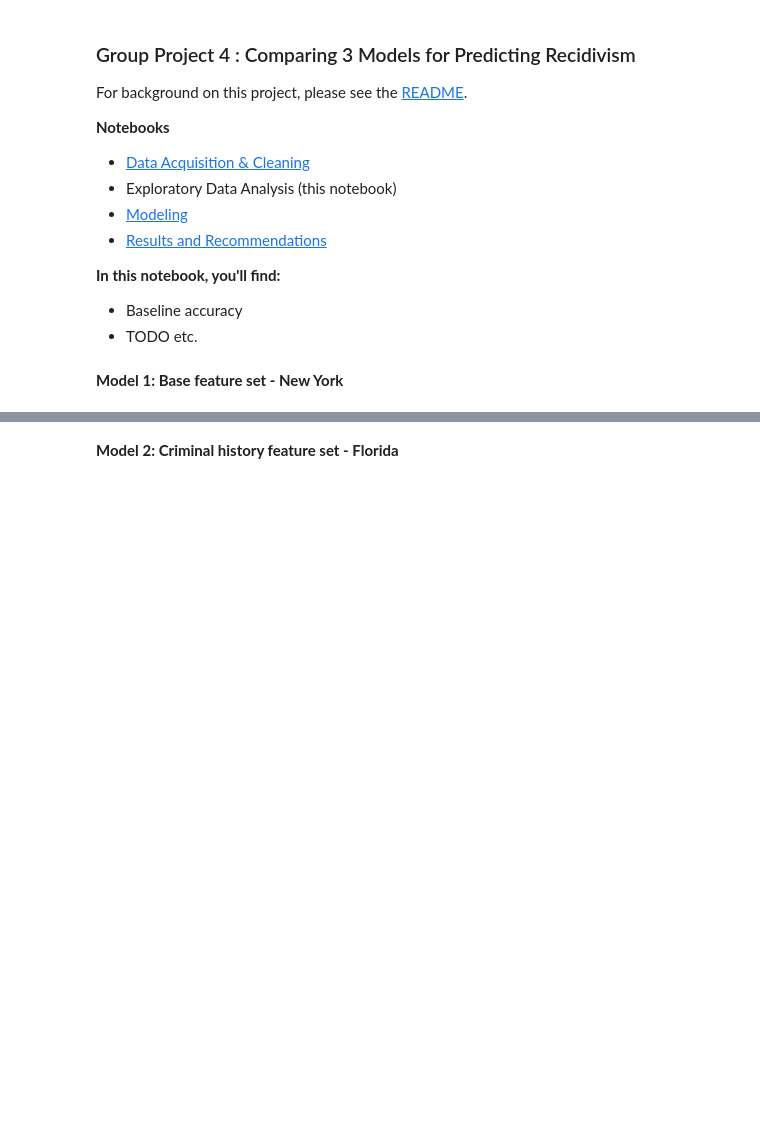
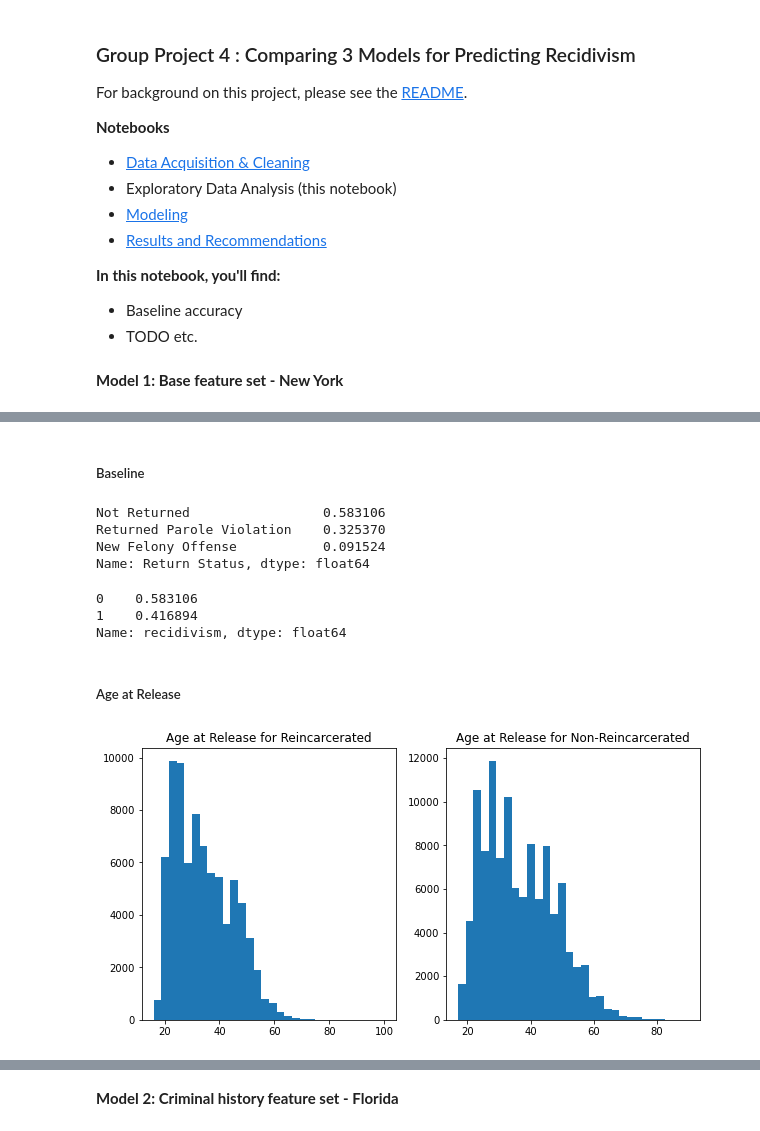
Before and after one commit to ga-dsi-822-group4/recidivism, a Jupyter notebook: notebooks/02_eda.ipynb, the cells around one changed output, grey strips where cells are left out. Drawn from its saved outputs; the diff is of its cells as text; code cells hidden in the pictures; blank space fills up the shorter version.

```diff
--- a/notebooks/02_eda.ipynb
+++ b/notebooks/02_eda.ipynb
@@ -16,0 +37,29 @@ For background on this project, please see the [README](../README.md).
+# %% [markdown]
+##### Baseline
+# %%
+#Breakdown of Return Status: For modeling I will combine returned parole violation and returned new felony as these both represent recidivism
+ny_df['Return Status'].value_counts(normalize = True)
+# %% [output]
+Not Returned                 0.583106
+Returned Parole Violation    0.325370
+New Felony Offense           0.091524
+Name: Return Status, dtype: float64
+# %%
+#Baseline Metrics for Model Evaluation: Majority Class, Not Returned, represents 58% of the observations which will serve as the baseline model accuracy
+ny_df['recidivism'].value_counts(normalize = True)
+# %% [output]
+0    0.583106
+1    0.416894
+Name: recidivism, dtype: float64
+# %% [markdown]
+##### Age at Release
+# %%
+#Distribution of the Age at Release is pretty similar between those who are reincarcerated and those who are not with reincarcerated trending slightly lower in age.
+fig, ax = plt.subplots(1,2, figsize = (10,5))
+
+ax[0].hist(ny_df[ny_df['recidivism'] == 1]['Age at Release'], bins = 30)
+ax[0].set_title('Age at Release for Reincarcerated')
+ax[1].hist(ny_df[ny_df['recidivism'] == 0]['Age at Release'], bins = 30)
+ax[1].set_title('Age at Release for Non-Reincarcerated');
+# %% [output]
+[figure, added]
```
Also changed, not shown: parts of 15 cells of this notebook, 2 other files.
